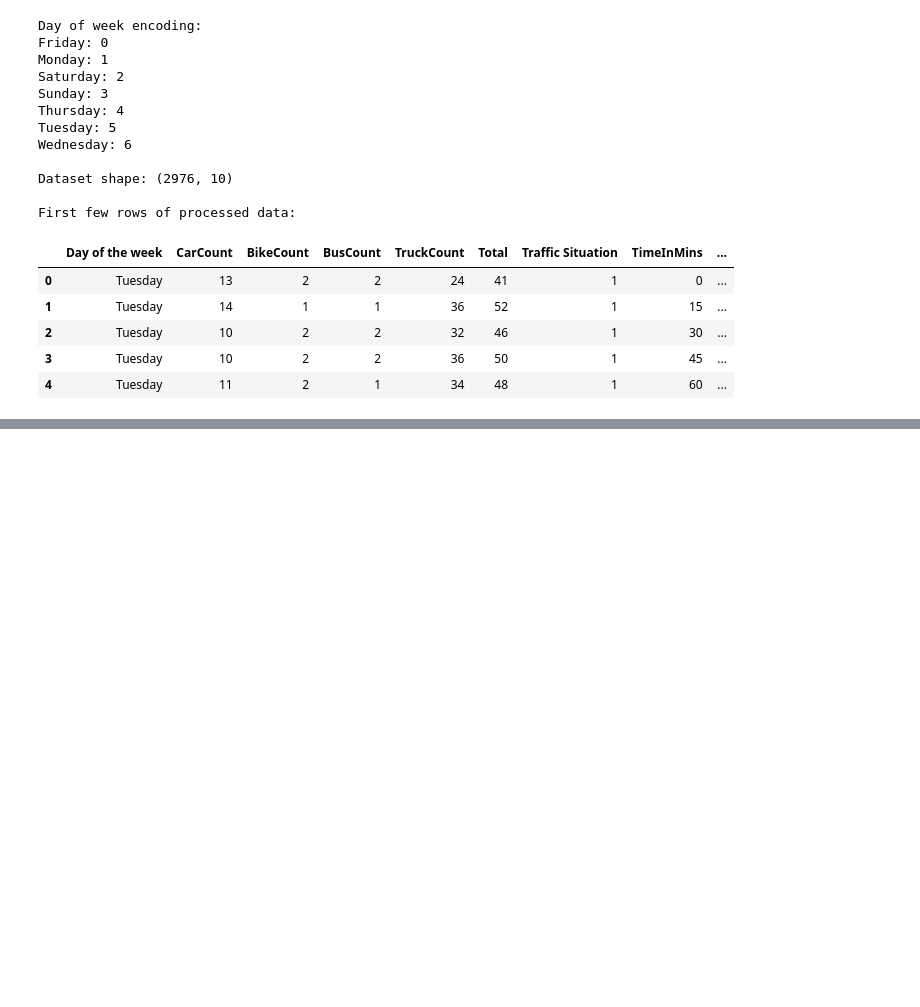
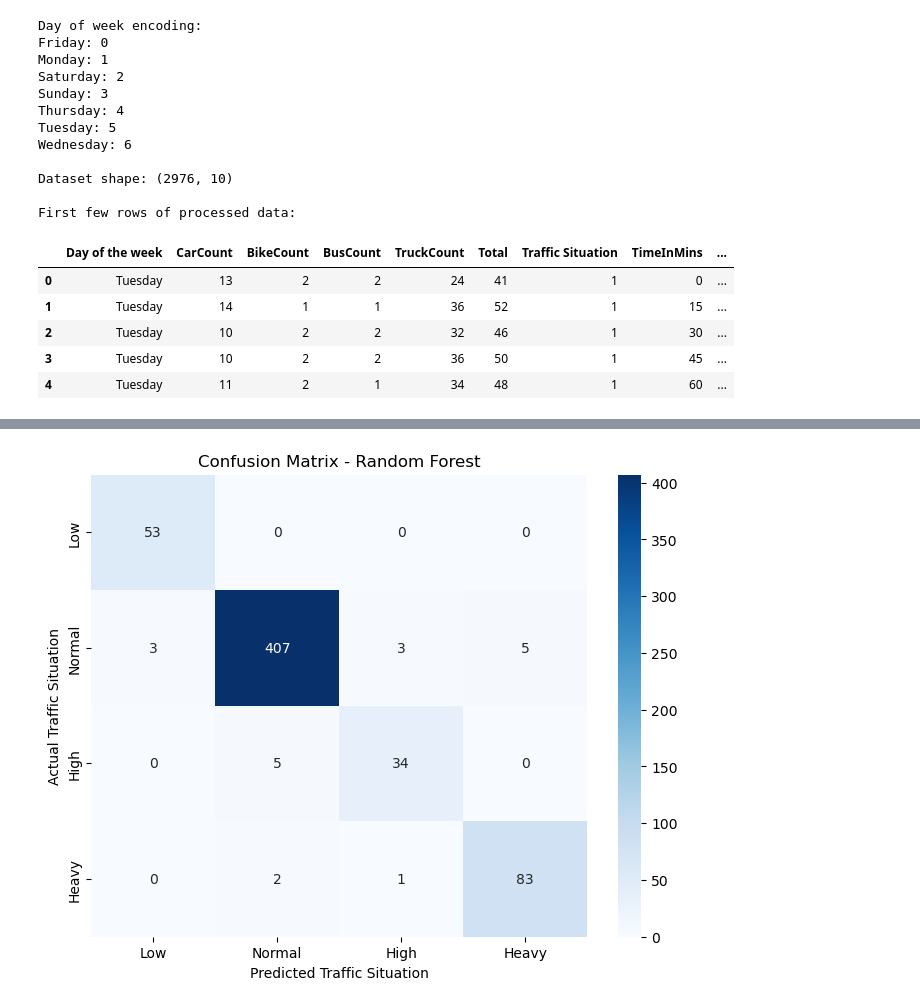
Before and after one commit to rkpm22/predict-traffic-flow, a Jupyter notebook: Predict-traffic-flow.ipynb, the cells around one changed output, grey strips where cells are left out. Saved outputs shown, nothing was run; the diff lists cells and outputs as text; code cells hidden in the pictures; blank space fills up the shorter version.

```diff
--- a/Predict-traffic-flow.ipynb
+++ b/Predict-traffic-flow.ipynb
@@ -340,3 +545,5 @@ First few rows of processed data:
 | 2 | Tuesday | 10 | 2 | 2 | 32 | 46 | 1 | 30 | ... |
 | 3 | Tuesday | 10 | 2 | 2 | 36 | 50 | 1 | 45 | ... |
 | 4 | Tuesday | 11 | 2 | 1 | 34 | 48 | 1 | 60 | ... |
+# %%
+df4 = df4.drop(columns= ['Day of the week', 'Total'])
@@ -342,0 +606,11 @@ First few rows of processed data:
+# %%
+from sklearn.preprocessing import StandardScaler
+
+# Feature Scaling
+scaler = StandardScaler()
+X_train_scaled = scaler.fit_transform(X_train)
+X_test_scaled = scaler.transform(X_test)
+
+print("Training set shape:", X_train_scaled.shape)
+print("Test set shape:", X_test_scaled.shape)
+print("\nFeature scaling applied ✓")
@@ -342,0 +633,11 @@ First few rows of processed data:
+# %%
+from sklearn.ensemble import RandomForestClassifier
+from sklearn.metrics import accuracy_score, classification_report
+
+rf_model= RandomForestClassifier(
+    n_estimators = 100,
+    random_state=42,
+    n_jobs =1
+)
+
+rf_model.fit(X_train_scaled, y_train)
@@ -342,0 +646,5 @@ First few rows of processed data:
+# %%
+y_pred = rf_model.predict(X_test_scaled)
+
+accuracy = accuracy_score(y_test, y_pred)
+print(f"Accuracy is: {accuracy: .4f}")
@@ -342,0 +693,13 @@ First few rows of processed data:
+# %%
+cm = confusion_matrix(y_test, y_pred)
+
+plt.figure(figsize=(8, 6))
+sns.heatmap(cm, annot=True, fmt='d', cmap='Blues',
+            xticklabels=['Low', 'Normal', 'High', 'Heavy'],
+            yticklabels=['Low', 'Normal', 'High', 'Heavy'])
+plt.title('Confusion Matrix - Random Forest')
+plt.ylabel('Actual Traffic Situation')
+plt.xlabel('Predicted Traffic Situation')
+plt.show()
+# %% [output]
+[figure, added]
```
Also changed, not shown: parts of 51 cells of this notebook.
